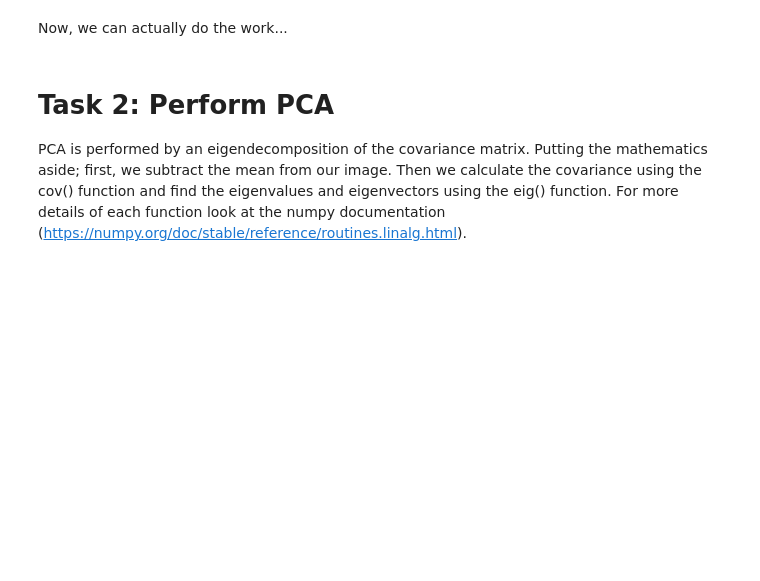
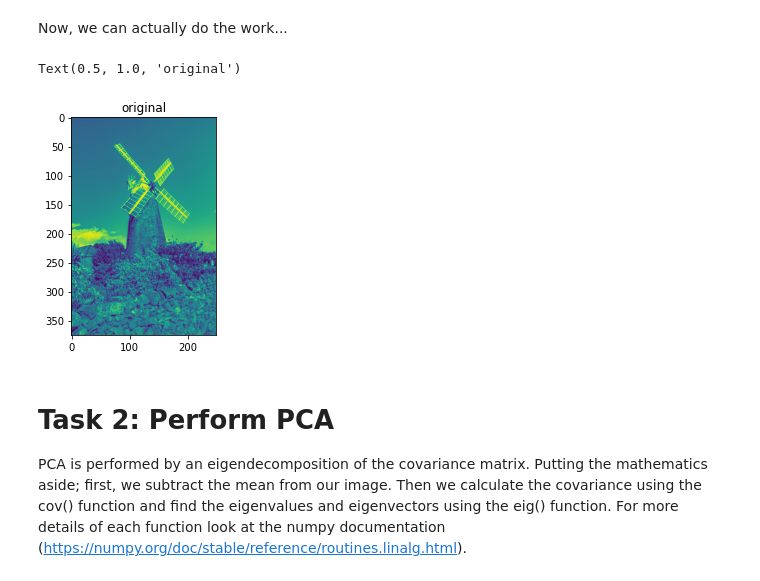
Before and after one commit to predictive-clinical-neuroscience/BigDataCourse, a Jupyter notebook: practicals/PCA_practical.ipynb, the cells around one changed output. Drawn from its saved outputs; the diff is of its cells as text; code cells hidden in the pictures; blank space fills up the shorter version.

Commit message:
added mill.npy

```diff
--- a/practicals/PCA_practical.ipynb
+++ b/practicals/PCA_practical.ipynb
@@ -39,8 +39,12 @@ os.chdir('drive/My Drive/BMS85/data/')
 # %% [markdown]
 Now, we can actually do the work...
 # %%
-matstruct_contents = sio.loadmat('mill.mat')
-img = matstruct_contents['img']
+#matstruct_contents = sio.loadmat('mill.mat')
+#img = matstruct_contents['img']
+img = np.load('mill.npy')
 plt.figure()
 plt.imshow(img)
 plt.title('original')
+# %% [output]
+Text(0.5, 1.0, 'original')
+[figure, added]
```
Also changed, not shown: parts of 3 cells of this notebook, 1 other file.
